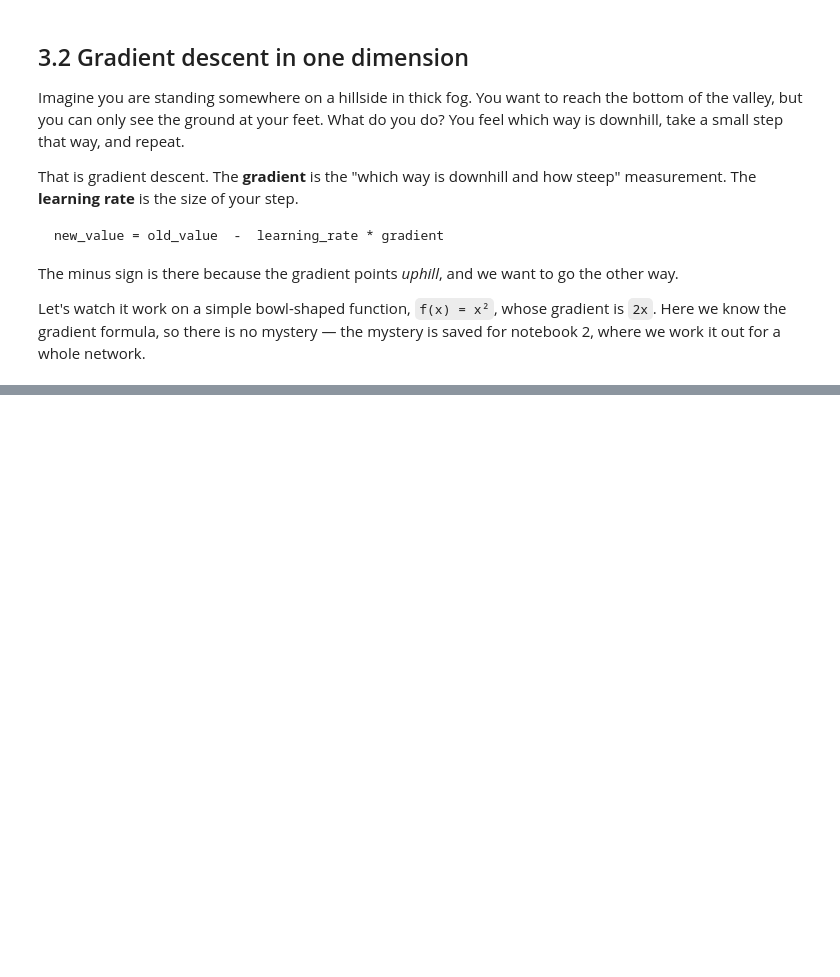
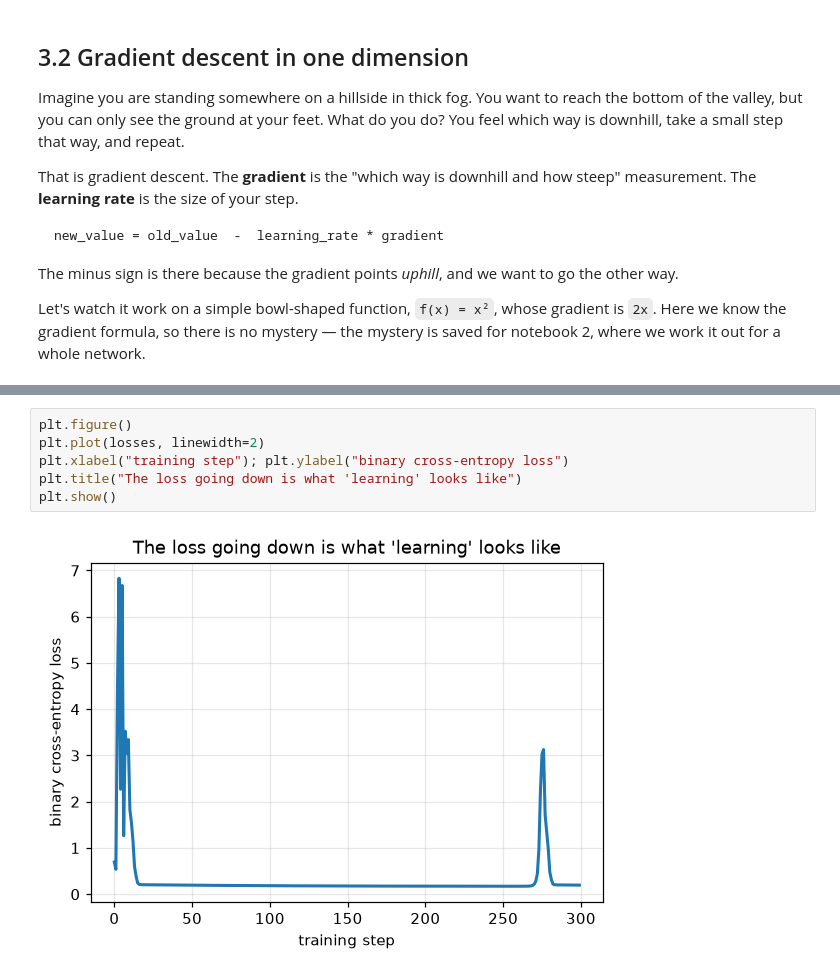
Before and after one commit to riff-raff-17/TTA-Class-Files, a Jupyter notebook: 2026 Term 4/L5309T2 - Tues/pt1_pytorch.ipynb, the cells around one changed output, grey strips where cells are left out. Drawn from its saved outputs; the diff is of its cells as text; blank space fills up the shorter version.

```diff
--- a/2026 Term 4/L5309T2 - Tues/pt1_pytorch.ipynb
+++ b/2026 Term 4/L5309T2 - Tues/pt1_pytorch.ipynb
@@ -415,0 +583,8 @@ plt.show()
+# %%
+plt.figure()
+plt.plot(losses, linewidth=2)
+plt.xlabel("training step"); plt.ylabel("binary cross-entropy loss")
+plt.title("The loss going down is what 'learning' looks like")
+plt.show()
+# %% [output]
+[figure, added]
```
Also changed, not shown: parts of 28 cells of this notebook, 6 other files.
